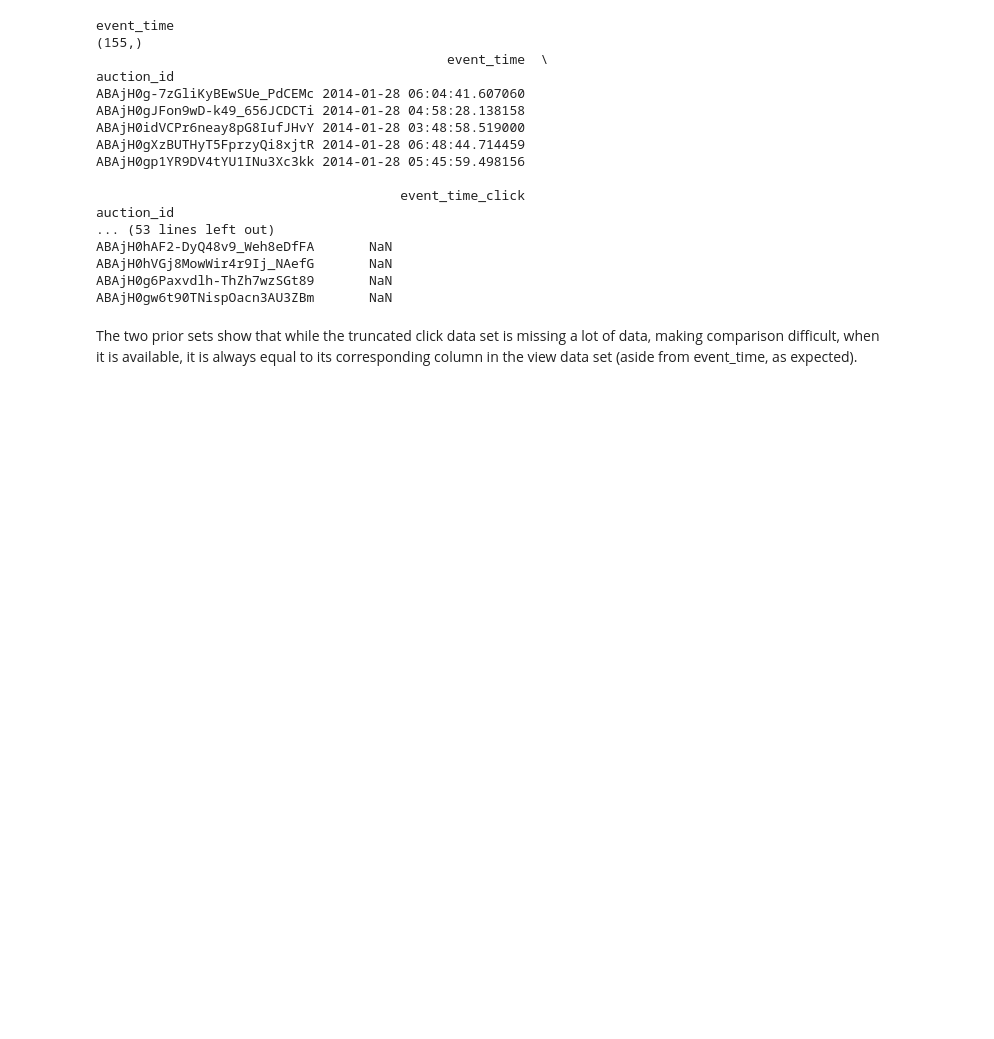
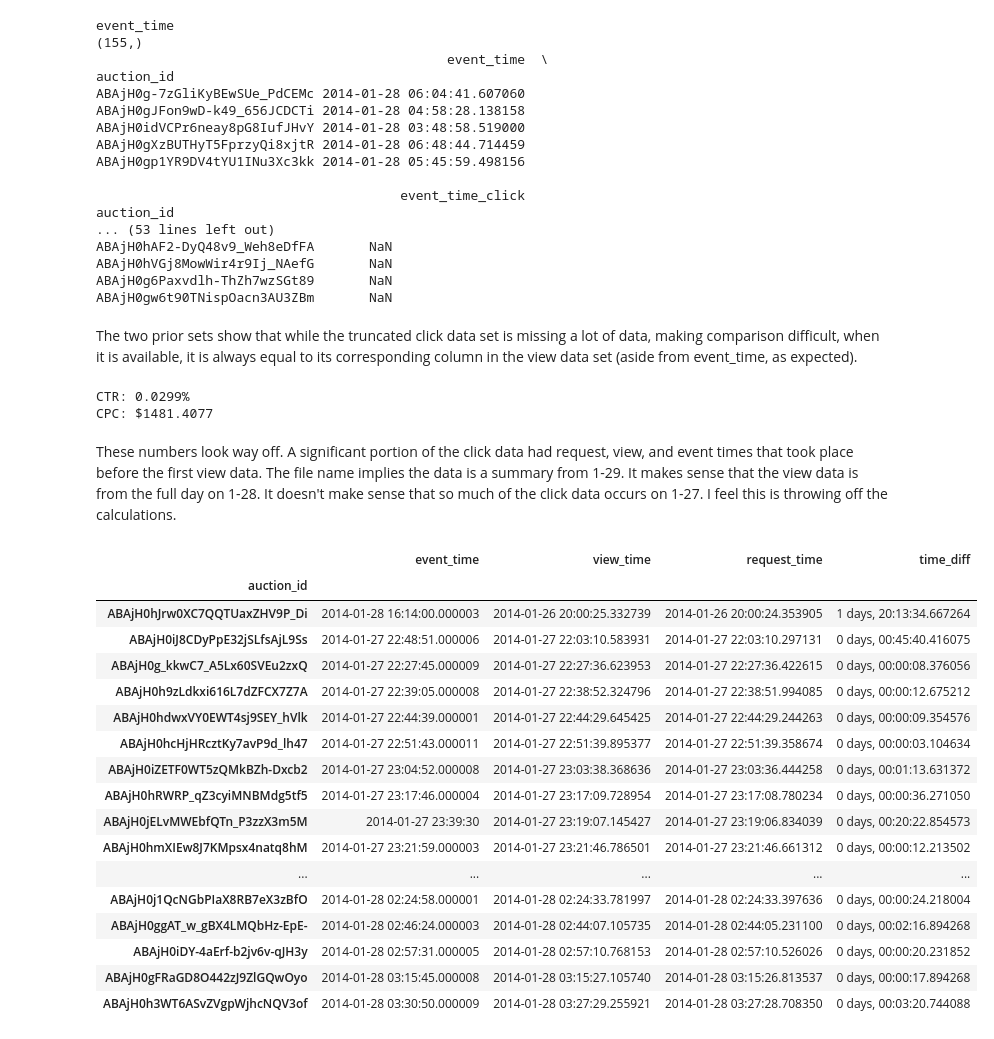
Before and after one commit to rhouck/mh, a Jupyter notebook: Explore sample data pt 2.ipynb, the cells around one changed output. Saved outputs shown, nothing was run; the diff lists cells and outputs as text; code cells hidden in the pictures; blank space fills up the shorter version.

Commit message:
data exploration pt 2

```diff
--- a/Explore sample data pt 2.ipynb
+++ b/Explore sample data pt 2.ipynb
@@ -160,0 +167,36 @@ The two prior sets show that while the truncated click data set is missing a lot
+# %%
+# calculate CTR and CPC
+view['clicked'].sum()
+click_count = view['clicked'].sum()
+ctr = (click_count * 1.0) / view.shape[0]
+print "CTR: %0.4f%%" % (ctr*100)
+
+cpc = (view['total_media_cost_usd_nanos'].sum() * 1.0) / view['clicked'].sum()
+print "CPC: $%0.4f" % (cpc/1000000)
+# %% [output]
+CTR: 0.0299%
+CPC: $1481.4077
+# %% [markdown]
+These numbers look way off. A significant portion of the click data had request, view, and event times that took place before the first view data. The file name implies the data is a summary from 1-29. It makes sense that the view data is from the full day on 1-28. It doesn't make sense that so much of the click data occurs on 1-27. I feel this is throwing off the calculations.
+# %%
+click['time_diff'] = (click['event_time'] - click['view_time'])
+click.sort('request_time').ix[:50][['event_time', 'view_time', 'request_time', 'time_diff']]
+# %% [output]
+|  | event_time | view_time | request_time | time_diff |
+| auction_id |  |  |  |  |
+| ABAjH0hJrw0XC7QQTUaxZHV9P_Di | 2014-01-28 16:14:00.000003 | 2014-01-26 20:00:25.332739 | 2014-01-26 20:00:24.353905 | 1 days, 20:13:34.667264 |
+| ABAjH0iJ8CDyPpE32jSLfsAjL9Ss | 2014-01-27 22:48:51.000006 | 2014-01-27 22:03:10.583931 | 2014-01-27 22:03:10.297131 | 0 days, 00:45:40.416075 |
+| ABAjH0g_kkwC7_A5Lx60SVEu2zxQ | 2014-01-27 22:27:45.000009 | 2014-01-27 22:27:36.623953 | 2014-01-27 22:27:36.422615 | 0 days, 00:00:08.376056 |
+| ABAjH0h9zLdkxi616L7dZFCX7Z7A | 2014-01-27 22:39:05.000008 | 2014-01-27 22:38:52.324796 | 2014-01-27 22:38:51.994085 | 0 days, 00:00:12.675212 |
+| ABAjH0hdwxVY0EWT4sj9SEY_hVlk | 2014-01-27 22:44:39.000001 | 2014-01-27 22:44:29.645425 | 2014-01-27 22:44:29.244263 | 0 days, 00:00:09.354576 |
+| ABAjH0hcHjHRcztKy7avP9d_lh47 | 2014-01-27 22:51:43.000011 | 2014-01-27 22:51:39.895377 | 2014-01-27 22:51:39.358674 | 0 days, 00:00:03.104634 |
+| ABAjH0iZETF0WT5zQMkBZh-Dxcb2 | 2014-01-27 23:04:52.000008 | 2014-01-27 23:03:38.368636 | 2014-01-27 23:03:36.444258 | 0 days, 00:01:13.631372 |
+| ABAjH0hRWRP_qZ3cyiMNBMdg5tf5 | 2014-01-27 23:17:46.000004 | 2014-01-27 23:17:09.728954 | 2014-01-27 23:17:08.780234 | 0 days, 00:00:36.271050 |
+| ABAjH0jELvMWEbfQTn_P3zzX3m5M | 2014-01-27 23:39:30 | 2014-01-27 23:19:07.145427 | 2014-01-27 23:19:06.834039 | 0 days, 00:20:22.854573 |
+| ABAjH0hmXIEw8J7KMpsx4natq8hM | 2014-01-27 23:21:59.000003 | 2014-01-27 23:21:46.786501 | 2014-01-27 23:21:46.661312 | 0 days, 00:00:12.213502 |
+| ... | ... | ... | ... | ... |
+| ABAjH0j1QcNGbPIaX8RB7eX3zBfO | 2014-01-28 02:24:58.000001 | 2014-01-28 02:24:33.781997 | 2014-01-28 02:24:33.397636 | 0 days, 00:00:24.218004 |
+| ABAjH0ggAT_w_gBX4LMQbHz-EpE- | 2014-01-28 02:46:24.000003 | 2014-01-28 02:44:07.105735 | 2014-01-28 02:44:05.231100 | 0 days, 00:02:16.894268 |
+| ABAjH0iDY-4aErf-b2jv6v-qJH3y | 2014-01-28 02:57:31.000005 | 2014-01-28 02:57:10.768153 | 2014-01-28 02:57:10.526026 | 0 days, 00:00:20.231852 |
+| ABAjH0gFRaGD8O442zJ9ZlGQwOyo | 2014-01-28 03:15:45.000008 | 2014-01-28 03:15:27.105740 | 2014-01-28 03:15:26.813537 | 0 days, 00:00:17.894268 |
+| ABAjH0h3WT6ASvZVgpWjhcNQV3of | 2014-01-28 03:30:50.000009 | 2014-01-28 03:27:29.255921 | 2014-01-28 03:27:28.708350 | 0 days, 00:03:20.744088 |
```
Also changed, not shown: parts of 2 cells of this notebook.
